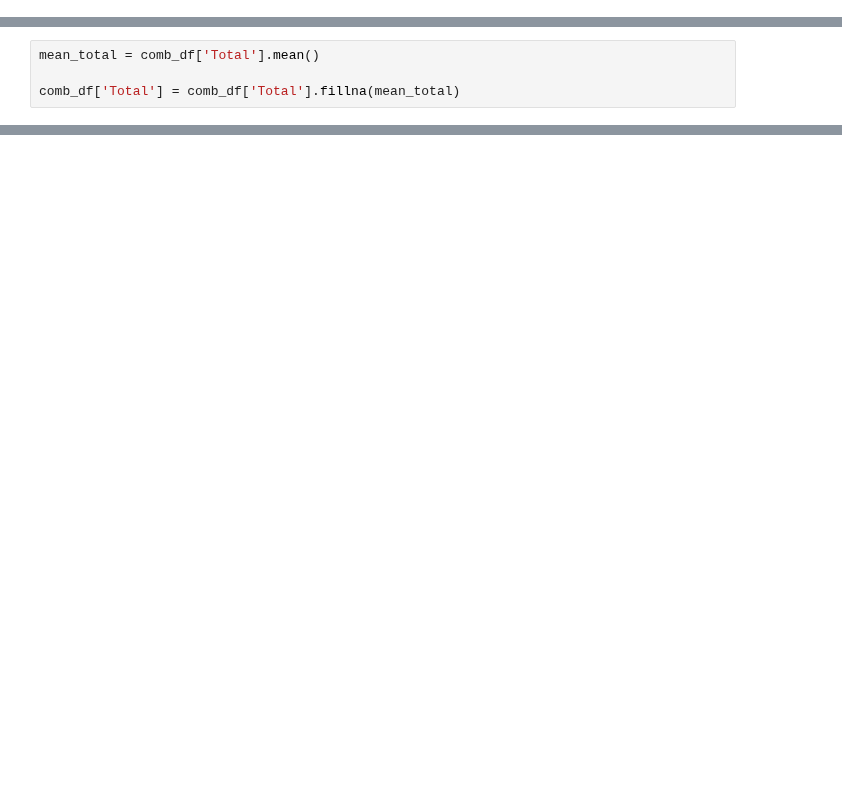
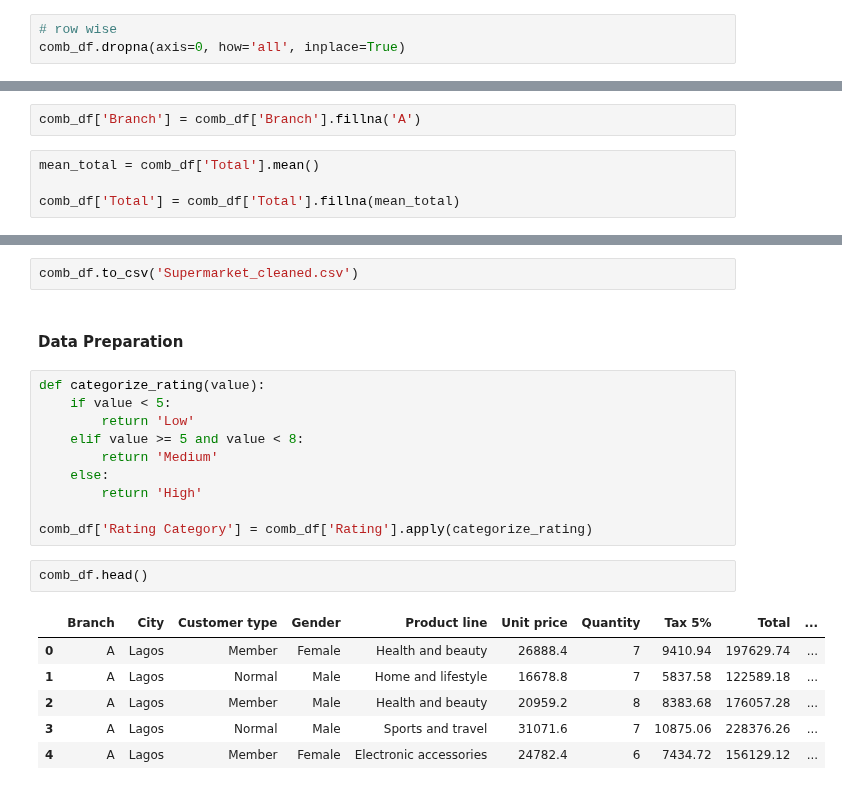
Before and after one commit to Ife96/PythonForDataAnalysis, a Jupyter notebook: Supermarket Data Analysis.ipynb, the cells around one changed output, grey strips where cells are left out. Cells and saved outputs as stored; diff of their text form; blank space fills up the shorter version.

```diff
--- a/Supermarket Data Analysis.ipynb
+++ b/Supermarket Data Analysis.ipynb
@@ -609,4 +610,7 @@ memory usage: 125.0+ KB
 comb_df.dropna(axis=1, how='all', inplace=True)
+# %%
+# row wise
+comb_df.dropna(axis=0, how='all', inplace=True)
 # %%
 comb_df.info()
 # %% [output]
@@ -632,3 +654,5 @@ comb_df.dropna(axis=0, how='all', inplace=True)
+# %%
+comb_df['Branch'] = comb_df['Branch'].fillna('A')
 # %%
 mean_total = comb_df['Total'].mean()
 
@@ -635,0 +680,23 @@ comb_df['Total'] = comb_df['Total'].fillna(mean_total)
+# %%
+comb_df.to_csv('Supermarket_cleaned.csv')
+# %% [markdown]
+#### Data Preparation
+# %%
+def categorize_rating(value):
+    if value < 5:
+        return 'Low'
+    elif value >= 5 and value < 8:
+        return 'Medium'
+    else:
+        return 'High'
+
+comb_df['Rating Category'] = comb_df['Rating'].apply(categorize_rating)
+# %%
+comb_df.head()
+# %% [output]
+|  | Branch | City | Customer type | Gender | Product line | Unit price | Quantity | Tax 5% | Total | ... |
+| 0 | A | Lagos | Member | Female | Health and beauty | 26888.4 | 7 | 9410.94 | 197629.74 | ... |
+| 1 | A | Lagos | Normal | Male | Home and lifestyle | 16678.8 | 7 | 5837.58 | 122589.18 | ... |
+| 2 | A | Lagos | Member | Male | Health and beauty | 20959.2 | 8 | 8383.68 | 176057.28 | ... |
+| 3 | A | Lagos | Normal | Male | Sports and travel | 31071.6 | 7 | 10875.06 | 228376.26 | ... |
+| 4 | A | Lagos | Member | Female | Electronic accessories | 24782.4 | 6 | 7434.72 | 156129.12 | ... |
```
Also changed, not shown: parts of 26 cells of this notebook.
